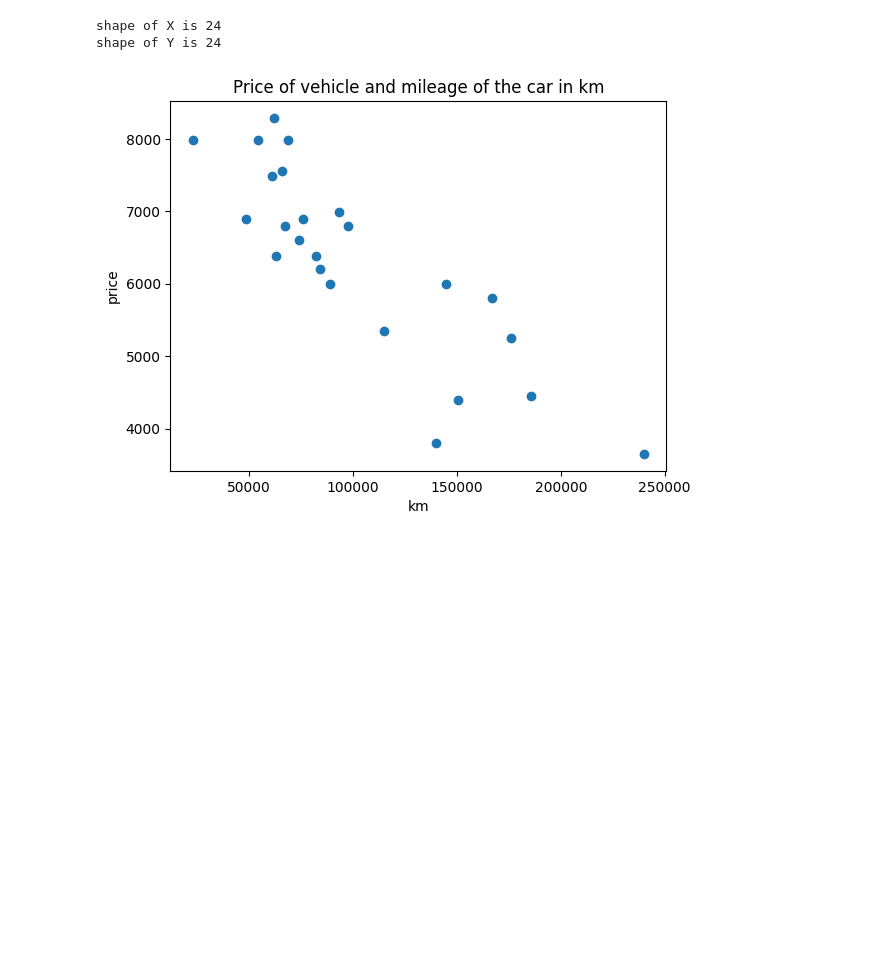
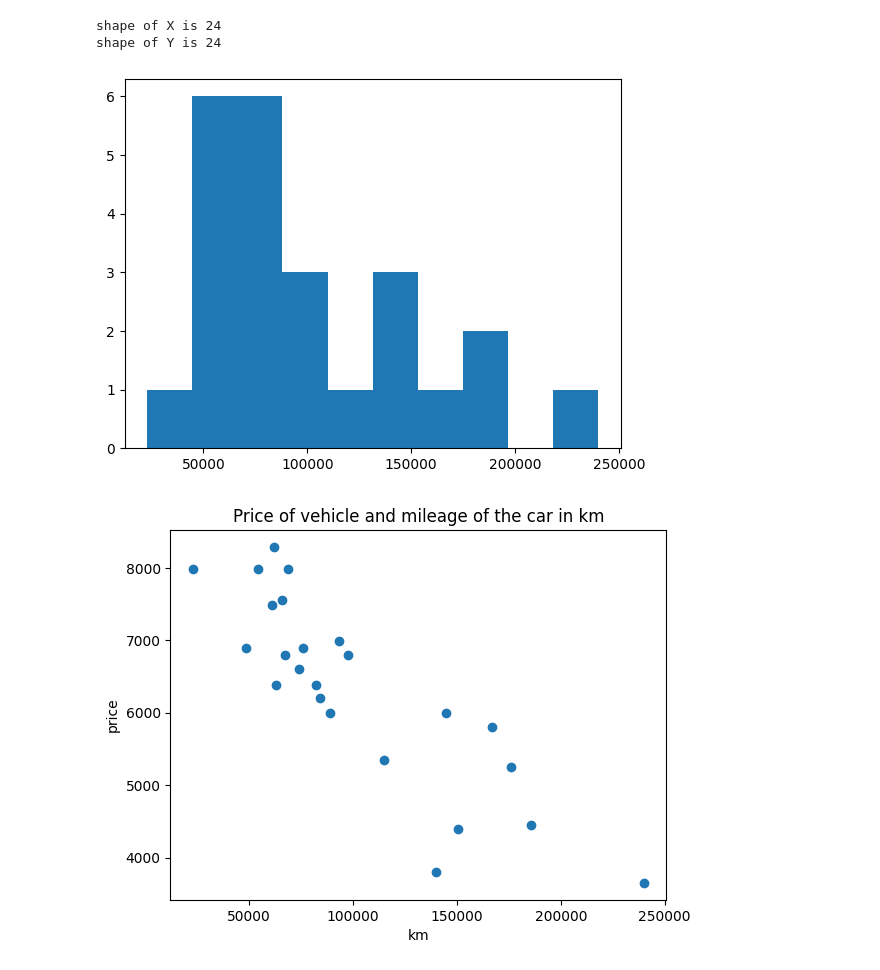
Before and after one commit to chrisduvivier/42_linear_regression, a Jupyter notebook: linear_regression_notebook.ipynb, the cells around one changed output. Drawn from its saved outputs; the diff is of its cells as text; code cells hidden in the pictures; blank space fills up the shorter version.

```diff
--- a/linear_regression_notebook.ipynb
+++ b/linear_regression_notebook.ipynb
@@ -44,6 +44,11 @@ print(f"shape of Y is {Y.shape[0]}")
 # %% [output]
 shape of X is 24
 shape of Y is 24
+# %%
+plt.hist(X)
+plt.show()
+# %% [output]
+[figure, added]
 # %%
 plt.scatter(X, Y)
 plt.title("Price of vehicle and mileage of the car in km")
```
Also changed, not shown: parts of 14 cells of this notebook, 7 other files.
